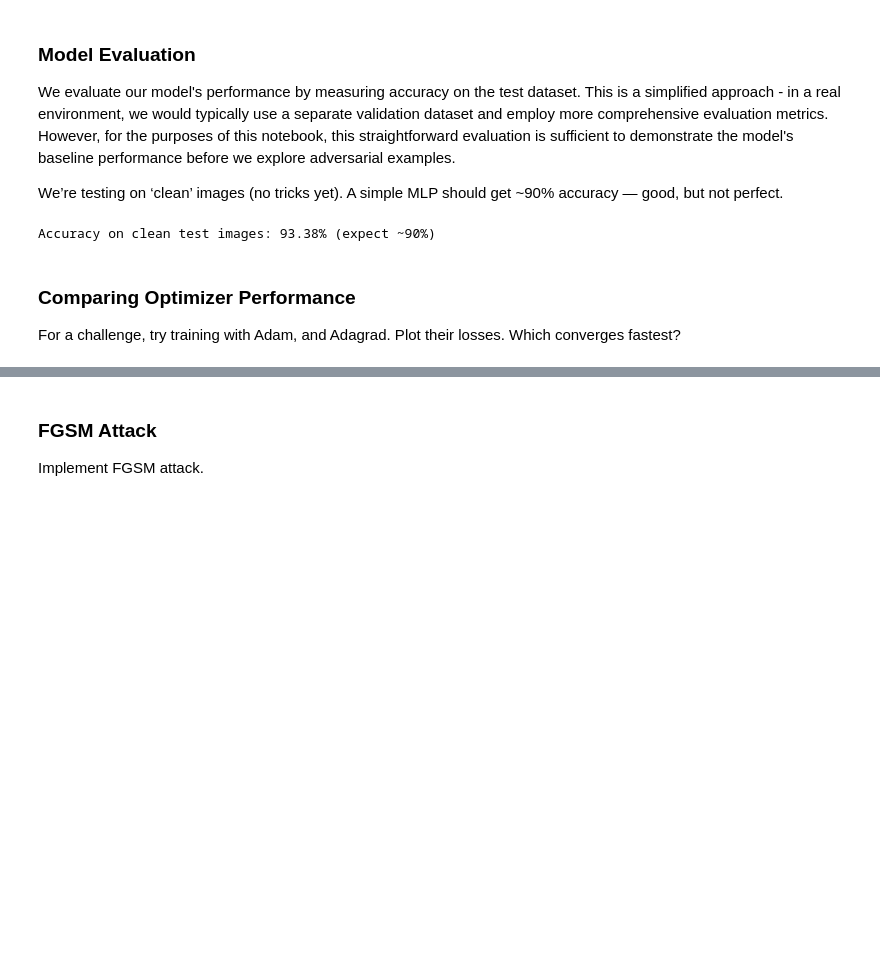
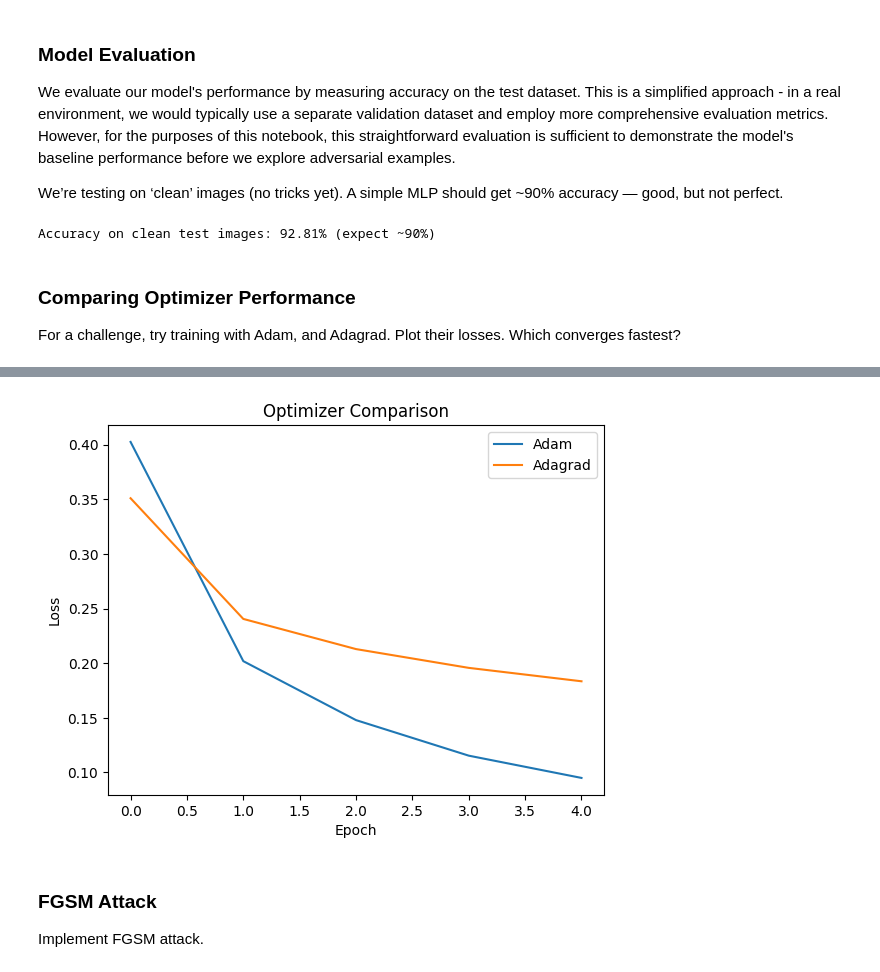
Before and after one commit to M1ch4lx/machine-learning-algorithms, a Jupyter notebook: lab3.ipynb, the cells around one changed output, grey strips where cells are left out. Cells and saved outputs as stored; diff of their text form; code cells hidden in the pictures; blank space fills up the shorter version.

```diff
--- a/lab3.ipynb
+++ b/lab3.ipynb
@@ -124,9 +124,9 @@ class Net(nn.Module):
         super().__init__()
         self.linear_relu_stack = nn.Sequential(
             nn.Flatten(),
-            nn.Linear(784, 784),
+            nn.Linear(784, 64),
             nn.ReLU(),
-            nn.Linear(784, 10)
+            nn.Linear(64, 10)
         )
 
     def forward(self, x):
@@ -210,8 +210,53 @@ with torch.no_grad():
 clean_acc = 100 * correct / total
 print(f"Accuracy on clean test images: {clean_acc:.2f}% (expect ~90%)")
 # %% [output]
-Accuracy on clean test images: 93.38% (expect ~90%)
+Accuracy on clean test images: 92.81% (expect ~90%)
 # %% [markdown]
 ### Comparing Optimizer Performance
 
 For a challenge, try training with Adam, and Adagrad. Plot their losses. Which converges fastest?
+# %%
+import torch.optim as optim
+
+model_adam = Net().to(device)
+model_adagrad = Net().to(device)
+
+optimizer_adam = optim.Adam(model_adam.parameters(), lr=0.001)
+optimizer_adagrad = optim.Adagrad(model_adagrad.parameters(), lr=0.01)
+
+def train_model(model, optimizer, train_loader, epochs=5):
+    criterion = nn.CrossEntropyLoss()
+    losses = []
+
+    model.train()
+    for epoch in range(epochs):
+        running_loss = 0.0
+
+        for images, labels in train_loader:
+            images, labels = images.to(device), labels.to(device)
+
+            optimizer.zero_grad()
+            outputs = model(images)
+            loss = criterion(outputs, labels)
+            loss.backward()
+            optimizer.step()
+
+            running_loss += loss.item()
+
+        epoch_loss = running_loss / len(train_loader)
+        losses.append(epoch_loss)
+        print(f"Epoch {epoch+1}, Loss: {epoch_loss:.4f}")
+
+    return losses
+
+losses_adam = train_model(model_adam, optimizer_adam, train_loader)
+losses_adagrad = train_model(model_adagrad, optimizer_adagrad, train_loader)
+
+plt.plot(losses_adam, label="Adam")
+plt.plot(losses_adagrad, label="Adagrad")
+plt.xlabel("Epoch")
+plt.ylabel("Loss")
+plt.legend()
+plt.title("Optimizer Comparison")
+plt.show()
+# %% [output]
@@ -218,3 +273,4 @@ For a challenge, try training with Adam, and Adagrad. Plot their losses. Which c
+[figure, added]
 # %% [markdown]
 ### FGSM Attack
 Implement FGSM attack.
```
Also changed, not shown: parts of 8 cells of this notebook.
